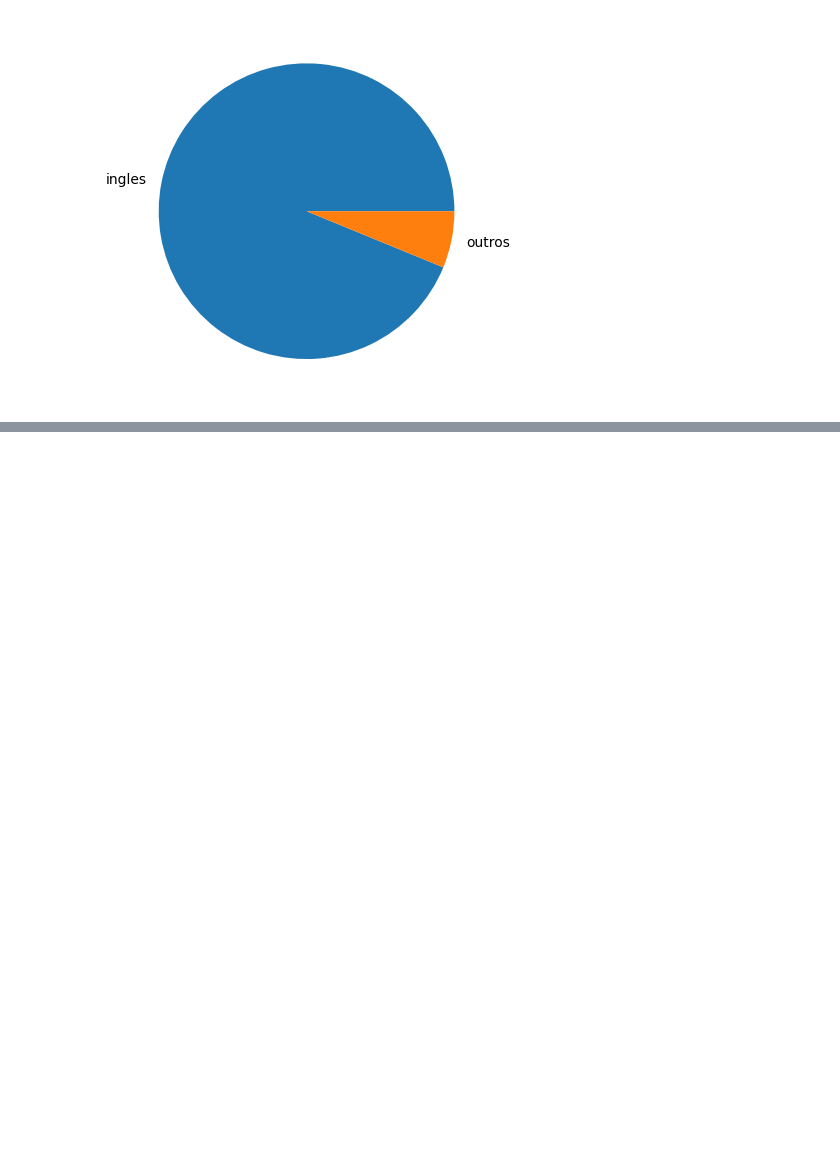
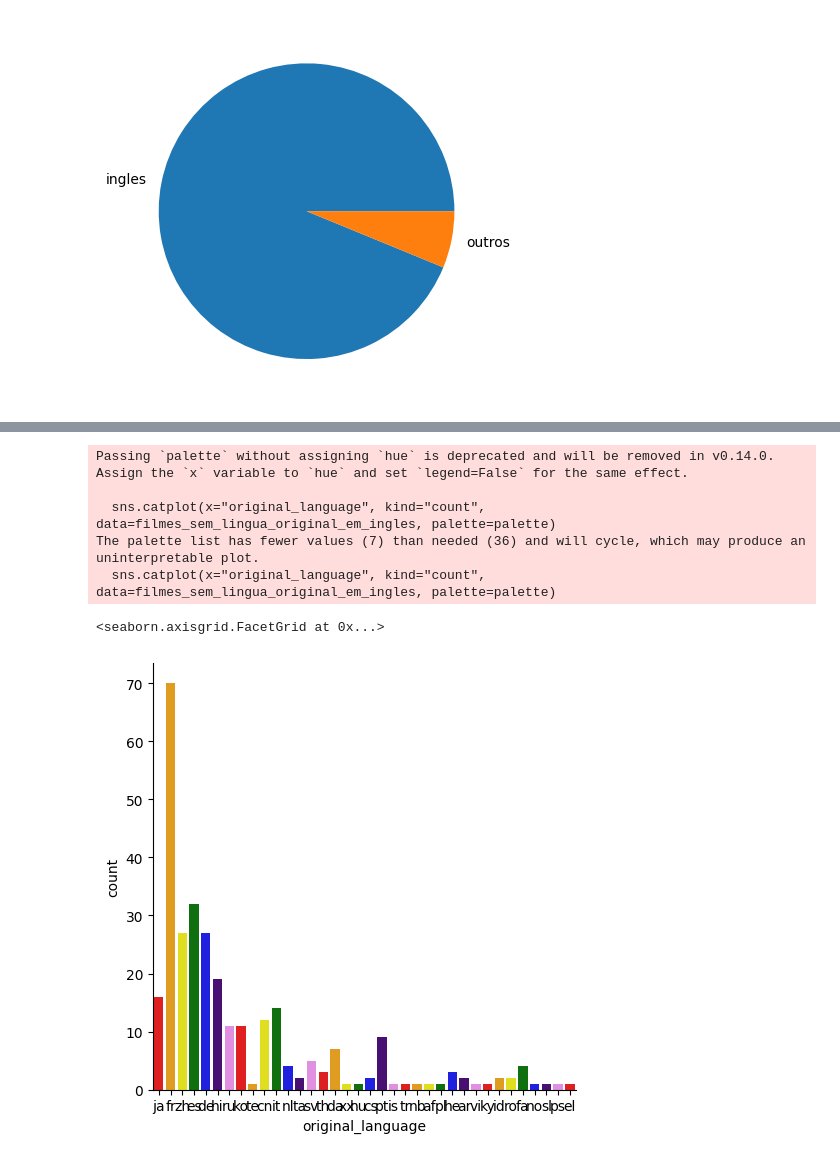
Before and after one commit to DeniseYuki/-Data-Science-analise-e-visualiza-o-de-dado, a Jupyter notebook: Introdução_a_Data_Science.ipynb, the cells around one changed output, grey strips where cells are left out. Drawn from its saved outputs; the diff is of its cells as text; code cells hidden in the pictures; blank space fills up the shorter version.

```diff
--- a/Introdução_a_Data_Science.ipynb
+++ b/Introdução_a_Data_Science.ipynb
@@ -388,0 +412,14 @@ plt.pie(dados["total"], labels=dados["lingua"])
+# %%
+filmes_sem_lingua_original_em_ingles = tmdb.query("original_language != 'en'")
+#palette = "viridis"  #cores
+rainbow_colors = ["red", "orange", "yellow", "green", "blue", "indigo", "violet"]
+palette = rainbow_colors
+sns.catplot(x="original_language", kind="count", data=filmes_sem_lingua_original_em_ingles, palette=palette)
+# %% [output]
+Passing `palette` without assigning `hue` is deprecated and will be removed in v0.14.0. Assign the `x` variable to `hue` and set `legend=False` for the same effect.
+
+  sns.catplot(x="original_language", kind="count", data=filmes_sem_lingua_original_em_ingles, palette=palette)
+The palette list has fewer values (7) than needed (36) and will cycle, which may produce an uninterpretable plot.
+  sns.catplot(x="original_language", kind="count", data=filmes_sem_lingua_original_em_ingles, palette=palette)
+<seaborn.axisgrid.FacetGrid at 0x...>
+[figure, added]
```
Also changed, not shown: parts of 2 cells of this notebook.
